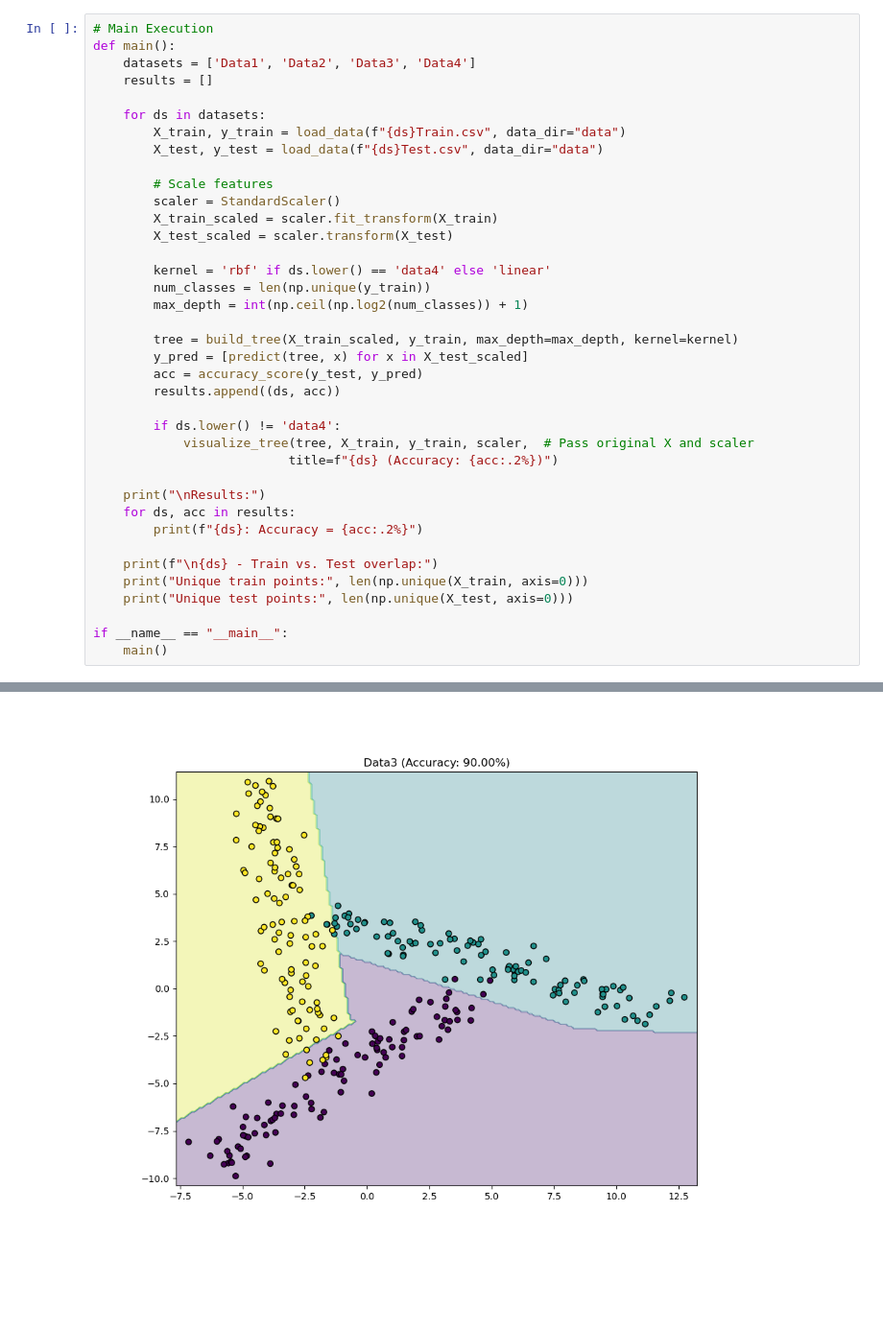
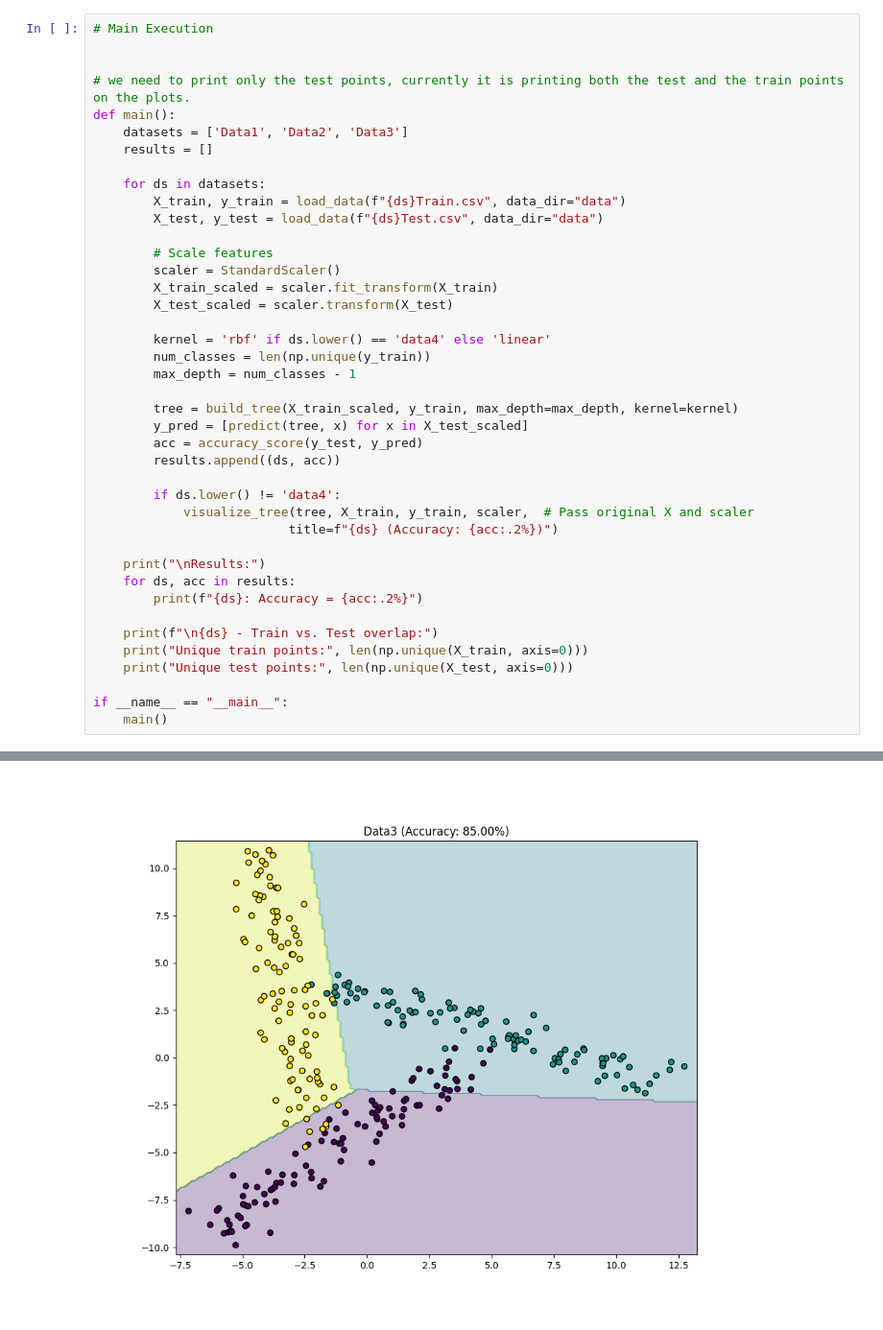
Before and after one commit to kdchafin/codespaces-jupyter, a Jupyter notebook: notebooks/temp.ipynb, the cells around one changed output, grey strips where cells are left out. Shown: that part at 96% size. Drawn from its saved outputs; the diff is of its cells as text; blank space fills up the shorter version.

Commit message:
updated plot gen

```diff
--- a/notebooks/temp.ipynb
+++ b/notebooks/temp.ipynb
@@ -138,8 +139,11 @@ def visualize_tree(tree, X_original, y, scaler, title="Decision Boundaries"):
     plt.show()
 # %%
 # Main Execution
+
+
+# we need to print only the test points, currently it is printing both the test and the train points on the plots.
 def main():
-    datasets = ['Data1', 'Data2', 'Data3', 'Data4']
+    datasets = ['Data1', 'Data2', 'Data3']
     results = []
 
     for ds in datasets:
@@ -153,7 +157,7 @@ def main():
 
         kernel = 'rbf' if ds.lower() == 'data4' else 'linear'
         num_classes = len(np.unique(y_train))
-        max_depth = int(np.ceil(np.log2(num_classes)) + 1)
+        max_depth = num_classes - 1
 
         tree = build_tree(X_train_scaled, y_train, max_depth=max_depth, kernel=kernel)
         y_pred = [predict(tree, x) for x in X_test_scaled]
@@ -196 +216 @@ Depth 2: Splitting 88 points into 88/0 (Gini: 0.146)
-[figure, old version]
+[figure, new version]
```
Also changed, not shown: parts of 6 cells of this notebook.
